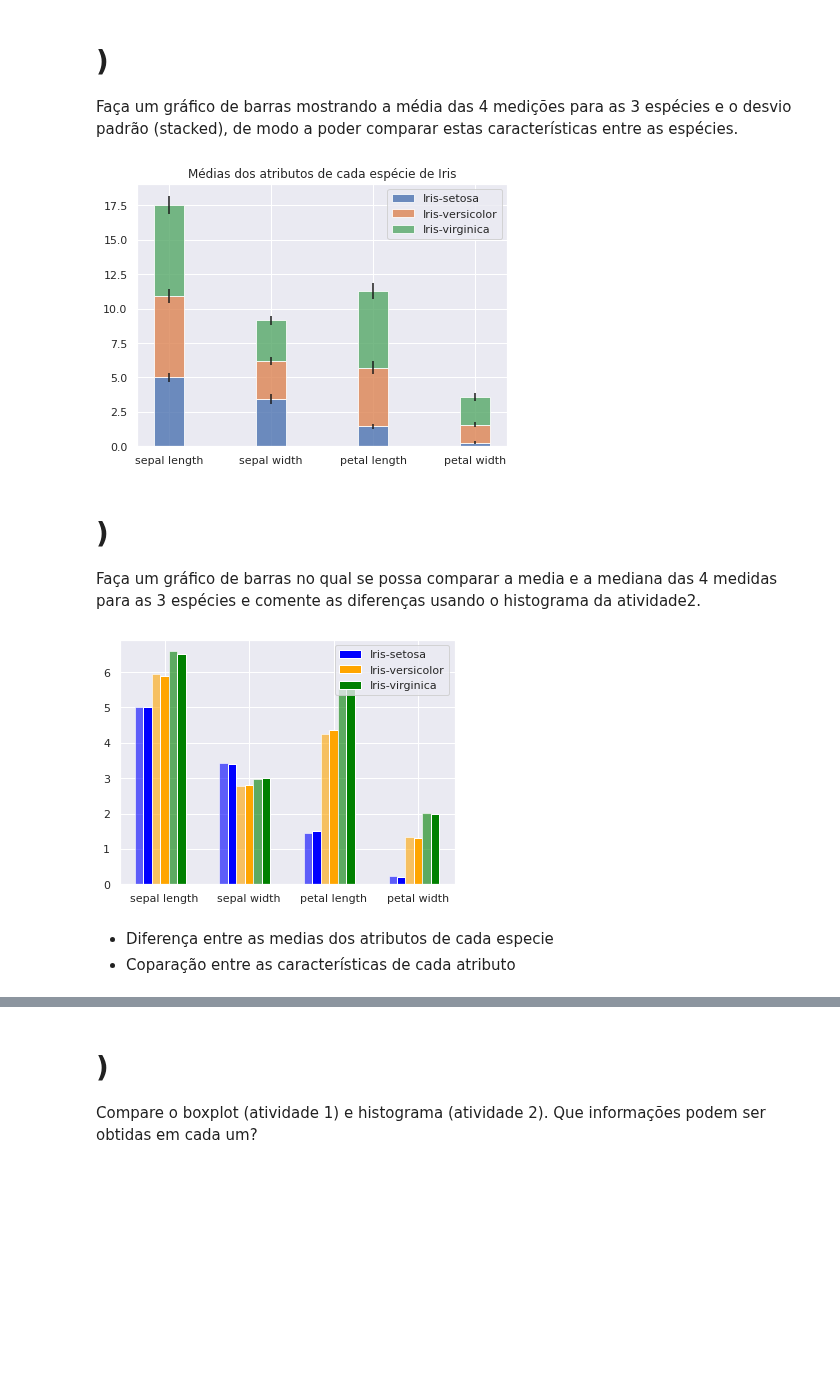
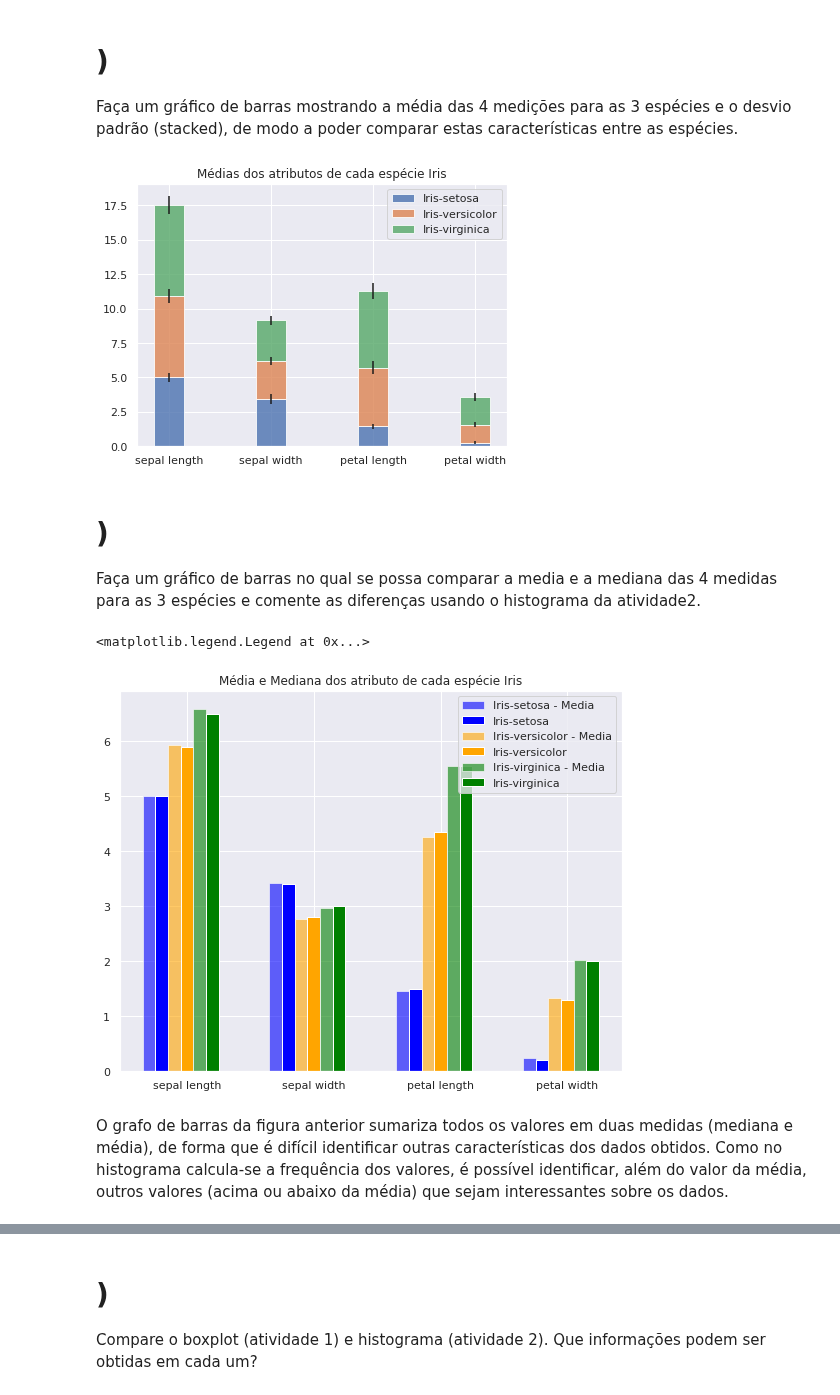
Before and after one commit to ifribeiro/TEI-EstApl, a Jupyter notebook: EPC2.ipynb, the cells around one changed output, grey strips where cells are left out. Cells and saved outputs as stored; diff of their text form; code cells hidden in the pictures; blank space fills up the shorter version.

```diff
--- a/EPC2.ipynb
+++ b/EPC2.ipynb
@@ -29,9 +30,10 @@ Pela figura, nota-se que os *boxplots* das espécies Iris-versicolor e Iris-virg
 Repita a análise usando histogramas. Quais distribuições são simétricas?
 # %%
 fig, ax = plt.subplots(ncols=3, figsize=(14,4.5))
-e = 0
 for i in range(3):
     iris[iris['class'] == especies[i]][atributos[:-1]].plot(kind='hist', histtype='step', ax=ax[i], density=True)
     ax[i].set_title(especies[i])
+    ax[i].set_xlabel("cm")
+plt.suptitle("Histograma dos atributos de cada espécie Iris")
 plt.tight_layout()
 # %% [output]
@@ -44,18 +46,17 @@ Faça um gráfico de barras mostrando a média das 4 medições para as 3 espéc
 # %%
 medias = [iris[iris['class']==e][atributos[:-1]].mean(axis=0).values for e in especies]
 desvios = [iris[iris['class']==e][atributos[:-1]].std(axis=0).values for e in especies]
+width=0.3
+fig, ax = plt.subplots(figsize=(6, 4.5))
+bottom = len(medias[0])*[0]
+for i, e in enumerate(especies):
+    ax.bar(atributos[:-1], medias[i], width, yerr=desvios[i], label=e, alpha=0.8, bottom=bottom)
+    bottom = bottom + medias[i]
+plt.title("Médias dos atributos de cada espécie Iris")
+plt.legend()
+plt.tight_layout()
+# %% [output]
+[figure, added]
-# %%
-width=0.3
-fig, ax = plt.subplots(figsize=(6, 4.5))
-bottom = len(medias[0])*[0]
-for i, e in enumerate(especies):
-    ax.bar(atributos[:-1], medias[i], width, yerr=desvios[i], label=e, alpha=0.8, bottom=bottom)
-    bottom = bottom + medias[i]
-plt.title("Médias dos atributos de cada espécie de Iris")
-plt.legend()
-plt.tight_layout()
-# %% [output]
-[figure, removed]
 # %% [markdown]
 # )
 Faça um gráfico de barras no qual se possa comparar a media e a mediana das 4 medidas para as 3 espécies e comente as diferenças usando o histograma da atividade2.
@@ -64,21 +63,21 @@ mediana = [iris[iris['class']==e][atributos[:-1]].median(axis=0).values for e in
 # %%
+mediana = [iris[iris['class']==e][atributos[:-1]].median(axis=0).values for e in especies]
 width=0.1
-fig, ax = plt.subplots(figsize=(6, 4.5))
+fig, ax = plt.subplots(figsize=(9, 7))
 x = np.arange(len(atributos[:-1]))
 colors = ['blue','orange','green']
 x = x - width
 for i in range(3):
-    rects1 = ax.bar(x, medias[i], width, color=colors[i], alpha=0.6)
+    ax.bar(x, medias[i], width, label=especies[i]+" - Media", color=colors[i], alpha=0.6)
     x = x + width
-    rects1 = ax.bar(x, mediana[i], width, label=especies[i], color=colors[i])
+    ax.bar(x, mediana[i], width, label=especies[i], color=colors[i])
     x = x + width
-
 ax.set_xticks(x-(3*width) , atributos[:-1])
+plt.title("Média e Mediana dos atributo de cada espécie Iris")
 plt.legend(loc='upper right')
-plt.show()
 # %% [output]
+<matplotlib.legend.Legend at 0x...>
-[figure, old version]
+[figure, new version]
-# %% [markdown]
-- Diferença entre as medias dos atributos de cada especie
-- Coparação entre as características de cada atributo
+# %% [markdown]
+O grafo de barras da figura anterior sumariza todos os valores em duas medidas (mediana e média), de forma que é difícil identificar outras características dos dados obtidos. Como no histograma calcula-se a frequência dos valores, é possível identificar, além do valor da média, outros valores (acima ou abaixo da média) que sejam interessantes sobre os dados.
 # %% [markdown]
```
Also changed, not shown: parts of 12 cells of this notebook, 1 other file.
